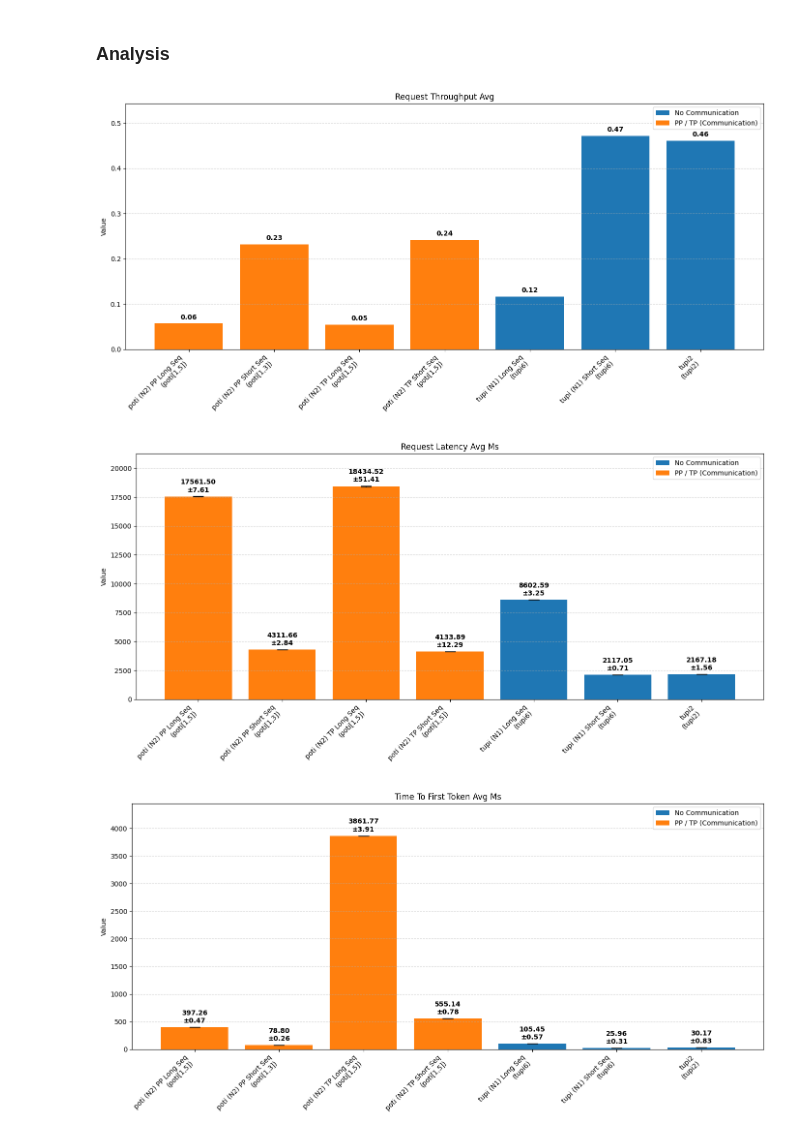
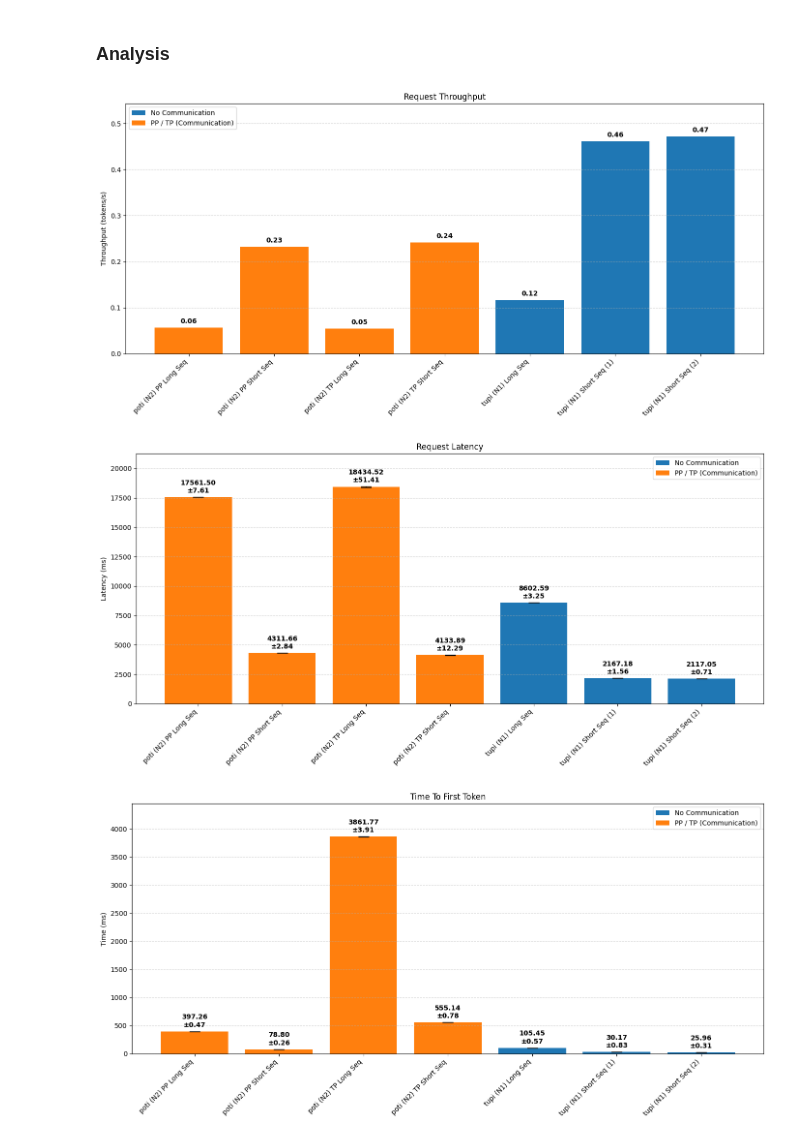
Before and after one commit to matregnago/comp-sys-perf-analysis, a Jupyter notebook: notebooks/02_analysis.ipynb, the cells around one changed output. Saved outputs shown, nothing was run; the diff lists cells and outputs as text; code cells hidden in the pictures.

Commit message:
fix: improve naming, titles and axis

```diff
--- a/notebooks/02_analysis.ipynb
+++ b/notebooks/02_analysis.ipynb
@@ -37,12 +37,12 @@ Loaded dataframe shape: (7, 30)
 # %%
 experiment_name_mapping = {
     'N1_tupi_none_long_r1_780424': 'tupi (N1) Long Seq',
-    'N1_tupi_none_short_r1_780423': 'tupi (N1) Short Seq',
+    'N1_tupi_none_short_r1_780423': 'tupi (N1) Short Seq (2)',
     'N2_poti_PP_long_r1_780376': 'poti (N2) PP Long Seq',
     'N2_poti_PP_short_r1_780413': 'poti (N2) PP Short Seq',
     'N2_poti_TP_short_r1_780378': 'poti (N2) TP Short Seq',
     'N2_poti_TP_long_r1_780377': 'poti (N2) TP Long Seq',
-    'infer_vllm_778989': 'tupi2'
+    'N1_tupi_none_short_r1_778989': 'tupi (N1) Short Seq (1)'
 }
 
 df['display_name'] = df['experiment_name'].map(experiment_name_mapping)
@@ -62,3 +96,28 @@ df['is_communication'] = df['display_name'].str.contains('PP|TP', case=False, na
+# %%
+def get_ylabel(metric_name):
+    name = metric_name.lower()
+
+    if 'latency' in name:
+        return 'Latency (ms)'
+    elif 'throughput' in name:
+        return 'Throughput (tokens/s)'
+    elif 'tokens_per_second' in name:
+        return 'Throughput (tokens/s)'
+    elif 'time' in name:
+        return 'Time (ms)'
+    elif 'ttft' in name:
+        return 'Time to First Token (ms)'
+    else:
+        return 'Value'
+# %%
+def pretty_metric_name(metric_name):
+    return (
+        metric_name
+        .replace('_avg_ms', '')
+        .replace('_avg', '')
+        .replace('_', ' ')
+        .title()
+    )
 # %%
 for avg_col in metrics_to_plot:
 
@@ -129,40 +188,39 @@ for avg_col in metrics_to_plot:
 
         plt.text(
             xi,
             y_pos,
             label,
             ha='center',
             fontsize=10,
             fontweight='bold'
         )
 
     # ===== ADD HEADROOM =====
     plt.ylim(0, max_height * 1.15)  # 15% extra space
 
+    plot_df['pretty_name'] = plot_df['display_name'].apply(format_experiment_name)
+
     # ===== X LABELS =====
-    labels = [
-        f"{name}\n({machine})"
-        for name, machine in zip(plot_df['display_name'], plot_df['machine_name'])
-    ]
+    labels = plot_df['pretty_name']
 
     plt.xticks(x, labels, rotation=45, ha='right')
 
     # ===== LEGEND =====
     from matplotlib.patches import Patch
     legend_elements = [
         Patch(facecolor='tab:blue', label='No Communication'),
         Patch(facecolor='tab:orange', label='PP / TP (Communication)')
     ]
     plt.legend(handles=legend_elements)
 
-    # ===== FINAL =====
-    plt.title(avg_col.replace('_', ' ').title())
-    plt.ylabel("Value")
+    # ===== FINAL ====
+    plt.title(pretty_metric_name(avg_col))
+    plt.ylabel(get_ylabel(avg_col))
     plt.grid(axis='y', linestyle='--', alpha=0.6)
 
     plt.tight_layout()
     plt.show()
 # %% [output]
-[figure, old version]
+[figure, new version]
-[figure, old version]
+[figure, new version]
-[figure, old version]
+[figure, new version]
```
Also changed, not shown: parts of 3 cells of this notebook, 3 other files.
